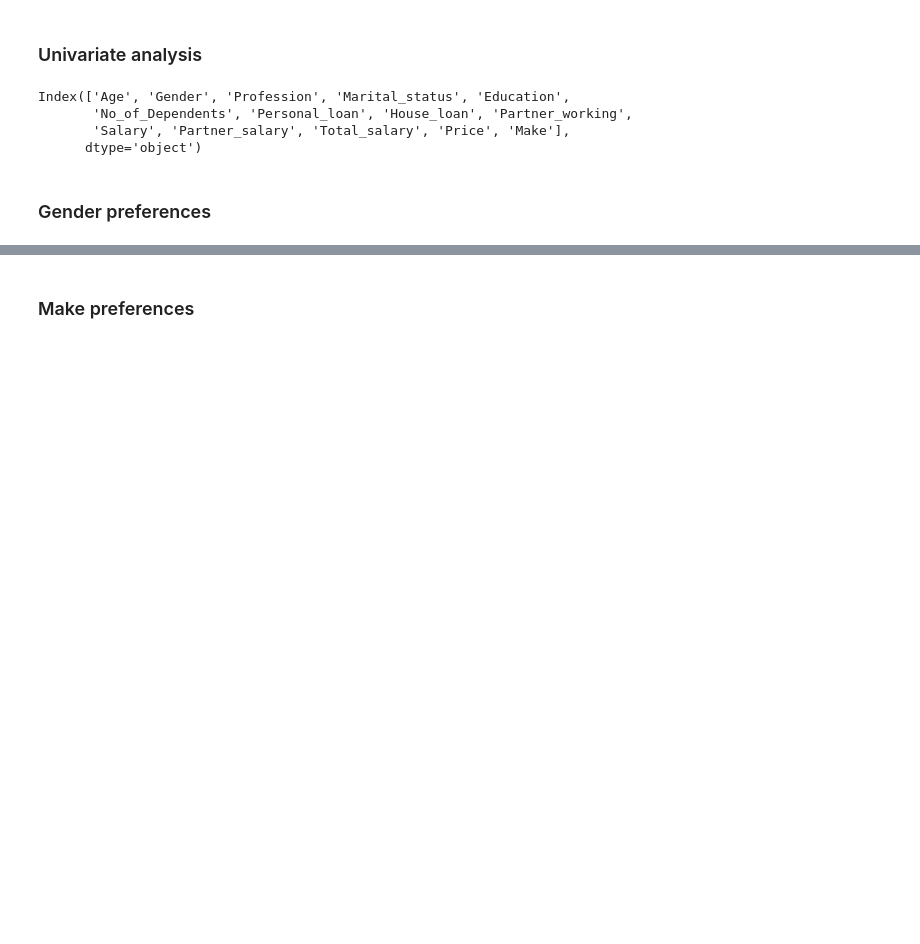
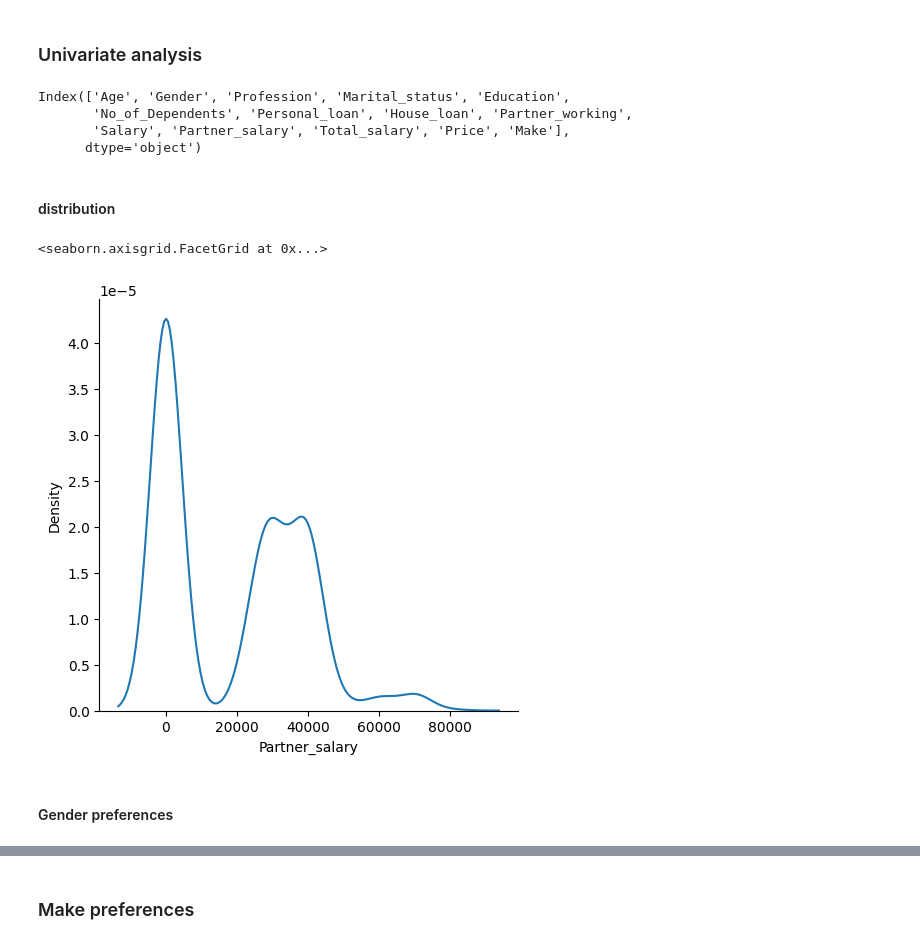
Before and after one commit to devopsopenshift/python, a Jupyter notebook: coded_project/AUSTO.ipynb, the cells around one changed output, grey strips where cells are left out. Drawn from its saved outputs; the diff is of its cells as text; code cells hidden in the pictures; blank space fills up the shorter version.

```diff
--- a/coded_project/AUSTO.ipynb
+++ b/coded_project/AUSTO.ipynb
@@ -171,3 +172,8 @@ Sedan       0.849
 SUV         0.113
 Hatchback   0.038
 Name: proportion, dtype: float64
+# %%
+data['Partner_salary'].fillna(0,inplace=True)
+
+
+data['Total_salary']=data['Partner_salary']+data['Salary']
@@ -213,8 +256,15 @@ Index(['Age', 'Gender', 'Profession', 'Marital_status', 'Education',
        'No_of_Dependents', 'Personal_loan', 'House_loan', 'Partner_working',
        'Salary', 'Partner_salary', 'Total_salary', 'Price', 'Make'],
       dtype='object')
+# %% [markdown]
+#### distribution
+# %%
+sns.displot(data,x=data['Partner_salary'],kind='kde')
+# %% [output]
+<seaborn.axisgrid.FacetGrid at 0x...>
+[figure, added]
 # %% [markdown]
-### Gender preferences
+#### Gender preferences
 # %%
 catgmplot=lambda x: px.histogram(data, x=x, color="Gender", barmode='group')
 # %%
```
Also changed, not shown: parts of 7 cells of this notebook.
